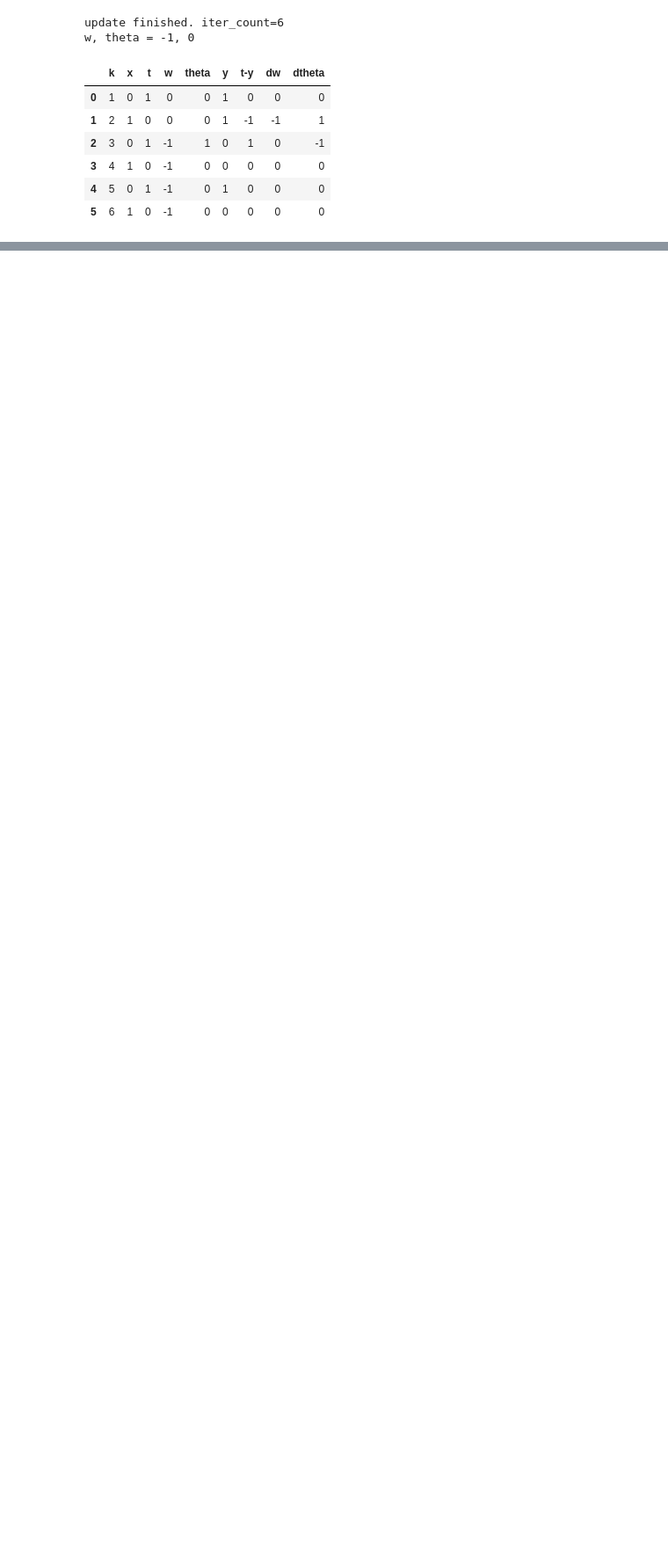
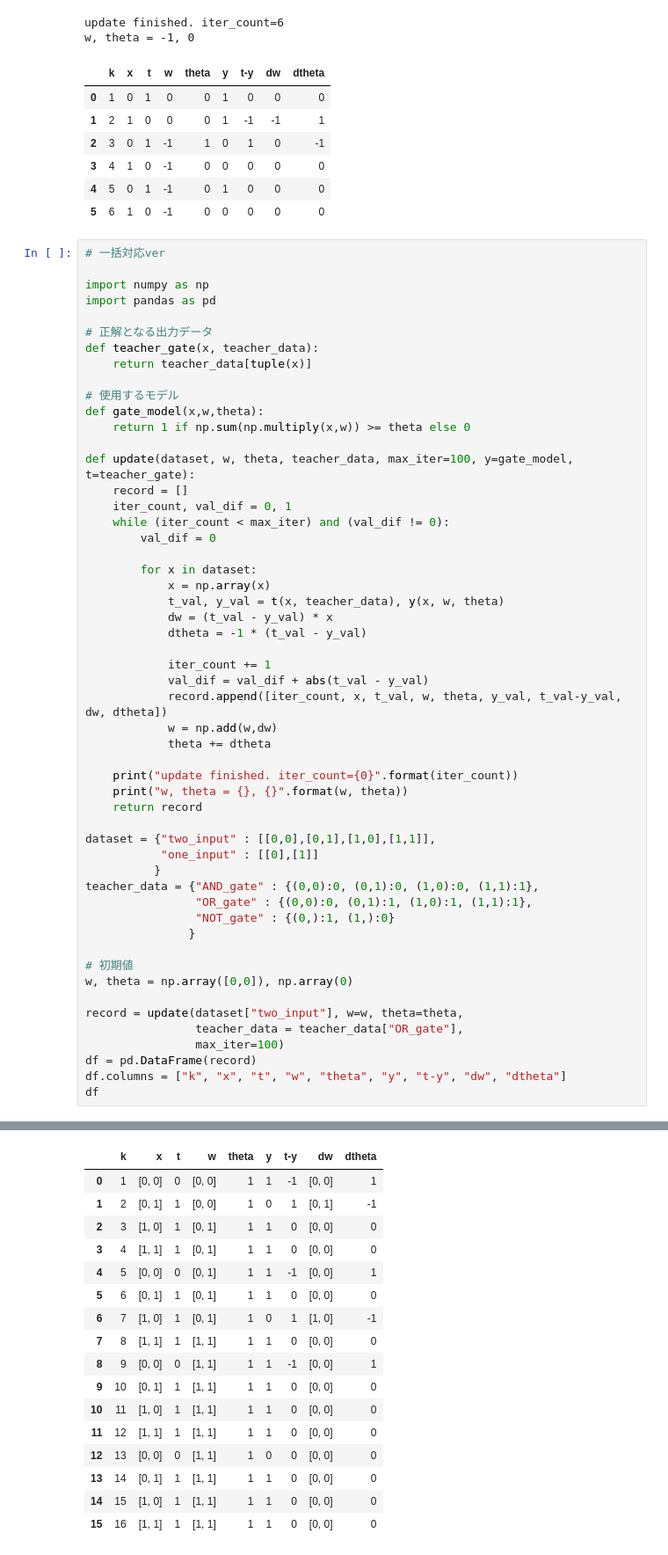
Before and after one commit to YouheiKomakine/pytorch-code-examples, a Jupyter notebook: Syoukai_DeepLearning_1.ipynb, the cells around one changed output, grey strips where cells are left out. Shown at 88% size. Drawn from its saved outputs; the diff is of its cells as text; blank space fills up the shorter version.

Commit message:
Integrate 3 gate models

```diff
--- a/Syoukai_DeepLearning_1.ipynb
+++ b/Syoukai_DeepLearning_1.ipynb
@@ -238,3 +238,57 @@ w, theta = -1, 0
 | 3 | 4 | 1 | 0 | -1 | 0 | 0 | 0 | 0 | 0 |
 | 4 | 5 | 0 | 1 | -1 | 0 | 1 | 0 | 0 | 0 |
 | 5 | 6 | 1 | 0 | -1 | 0 | 0 | 0 | 0 | 0 |
+# %%
+# 一括対応ver
+
+import numpy as np
+import pandas as pd
+
+# 正解となる出力データ
+def teacher_gate(x, teacher_data):
+    return teacher_data[tuple(x)]
+
+# 使用するモデル
+def gate_model(x,w,theta):
+    return 1 if np.sum(np.multiply(x,w)) >= theta else 0
+
+def update(dataset, w, theta, teacher_data, max_iter=100, y=gate_model, t=teacher_gate):
+    record = []
+    iter_count, val_dif = 0, 1
+    while (iter_count < max_iter) and (val_dif != 0):
+        val_dif = 0
+
+        for x in dataset:
+            x = np.array(x)
+            t_val, y_val = t(x, teacher_data), y(x, w, theta)
+            dw = (t_val - y_val) * x
+            dtheta = -1 * (t_val - y_val)
+
+            iter_count += 1
+            val_dif = val_dif + abs(t_val - y_val)
+            record.append([iter_count, x, t_val, w, theta, y_val, t_val-y_val, dw, dtheta])
+            w = np.add(w,dw)
+            theta += dtheta
+
+    print("update finished. iter_count={0}".format(iter_count))
+    print("w, theta = {}, {}".format(w, theta))
+    return record
+
+dataset = {"two_input" : [[0,0],[0,1],[1,0],[1,1]],
+           "one_input" : [[0],[1]]
+          }
+teacher_data = {"AND_gate" : {(0,0):0, (0,1):0, (1,0):0, (1,1):1},
+                "OR_gate" : {(0,0):0, (0,1):1, (1,0):1, (1,1):1},
+                "NOT_gate" : {(0,):1, (1,):0}
+               }
+
+# 初期値
+w, theta = np.array([0,0]), np.array(0)
+
+record = update(dataset["two_input"], w=w, theta=theta,
+                teacher_data = teacher_data["OR_gate"],
+                max_iter=100)
+df = pd.DataFrame(record)
+df.columns = ["k", "x", "t", "w", "theta", "y", "t-y", "dw", "dtheta"]
+df
+# %% [output]
@@ -240,0 +297,17 @@ w, theta = -1, 0
+|  | k | x | t | w | theta | y | t-y | dw | dtheta |
+| 0 | 1 | [0, 0] | 0 | [0, 0] | 1 | 1 | -1 | [0, 0] | 1 |
+| 1 | 2 | [0, 1] | 1 | [0, 0] | 1 | 0 | 1 | [0, 1] | -1 |
+| 2 | 3 | [1, 0] | 1 | [0, 1] | 1 | 1 | 0 | [0, 0] | 0 |
+| 3 | 4 | [1, 1] | 1 | [0, 1] | 1 | 1 | 0 | [0, 0] | 0 |
+| 4 | 5 | [0, 0] | 0 | [0, 1] | 1 | 1 | -1 | [0, 0] | 1 |
+| 5 | 6 | [0, 1] | 1 | [0, 1] | 1 | 1 | 0 | [0, 0] | 0 |
+| 6 | 7 | [1, 0] | 1 | [0, 1] | 1 | 0 | 1 | [1, 0] | -1 |
+| 7 | 8 | [1, 1] | 1 | [1, 1] | 1 | 1 | 0 | [0, 0] | 0 |
+| 8 | 9 | [0, 0] | 0 | [1, 1] | 1 | 1 | -1 | [0, 0] | 1 |
+| 9 | 10 | [0, 1] | 1 | [1, 1] | 1 | 1 | 0 | [0, 0] | 0 |
+| 10 | 11 | [1, 0] | 1 | [1, 1] | 1 | 1 | 0 | [0, 0] | 0 |
+| 11 | 12 | [1, 1] | 1 | [1, 1] | 1 | 1 | 0 | [0, 0] | 0 |
+| 12 | 13 | [0, 0] | 0 | [1, 1] | 1 | 0 | 0 | [0, 0] | 0 |
+| 13 | 14 | [0, 1] | 1 | [1, 1] | 1 | 1 | 0 | [0, 0] | 0 |
+| 14 | 15 | [1, 0] | 1 | [1, 1] | 1 | 1 | 0 | [0, 0] | 0 |
+| 15 | 16 | [1, 1] | 1 | [1, 1] | 1 | 1 | 0 | [0, 0] | 0 |
```
Also changed, not shown: parts of 1 cell of this notebook.
